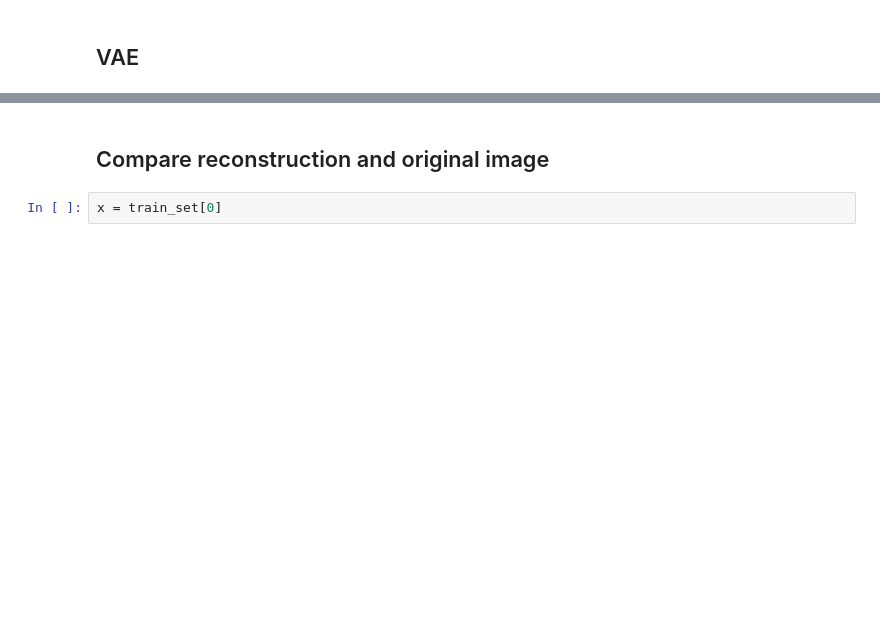
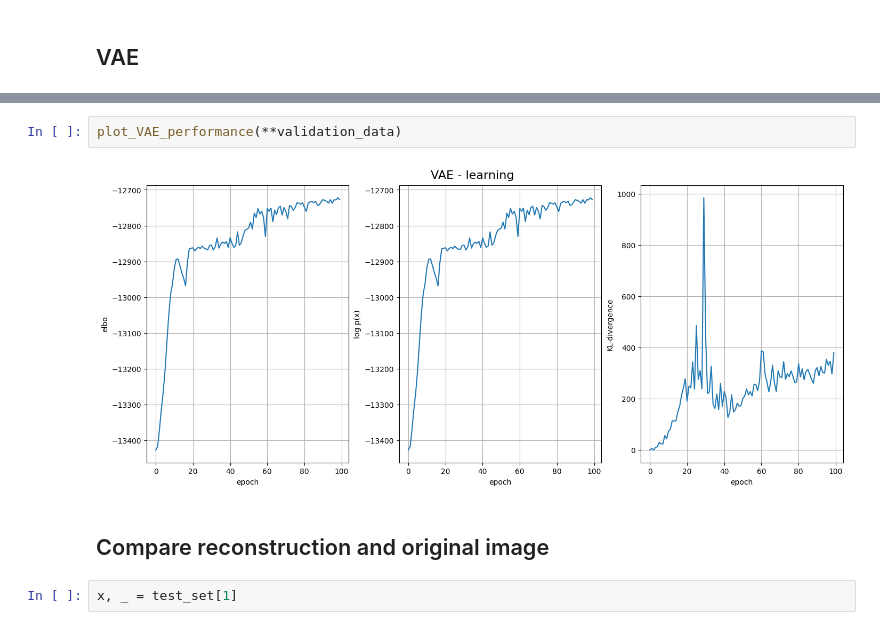
Before and after one commit to RasmusML/generative-models-for-phenotypic-profiling, a Jupyter notebook: playground_andrea.ipynb, the cells around one changed output, grey strips where cells are left out. Drawn from its saved outputs; the diff is of its cells as text; blank space fills up the shorter version.

```diff
--- a/playground_andrea.ipynb
+++ b/playground_andrea.ipynb
@@ -155,6 +213,10 @@ plt.plot(training_data["elbo"])
+# %%
+plot_VAE_performance(**validation_data)
+# %% [output]
+[figure, added]
 # %% [markdown]
 ## Compare reconstruction and original image
-# %%
-x = train_set[0]
+# %%
+x, _ = test_set[1]
 # %%
 plot_image(x)
```
Also changed, not shown: parts of 39 cells of this notebook.
